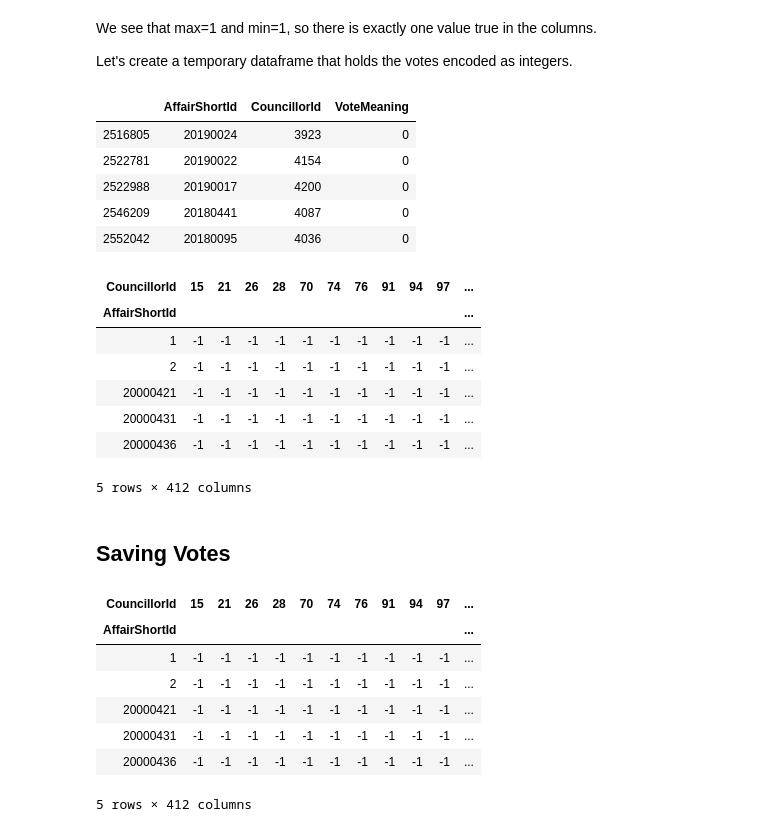
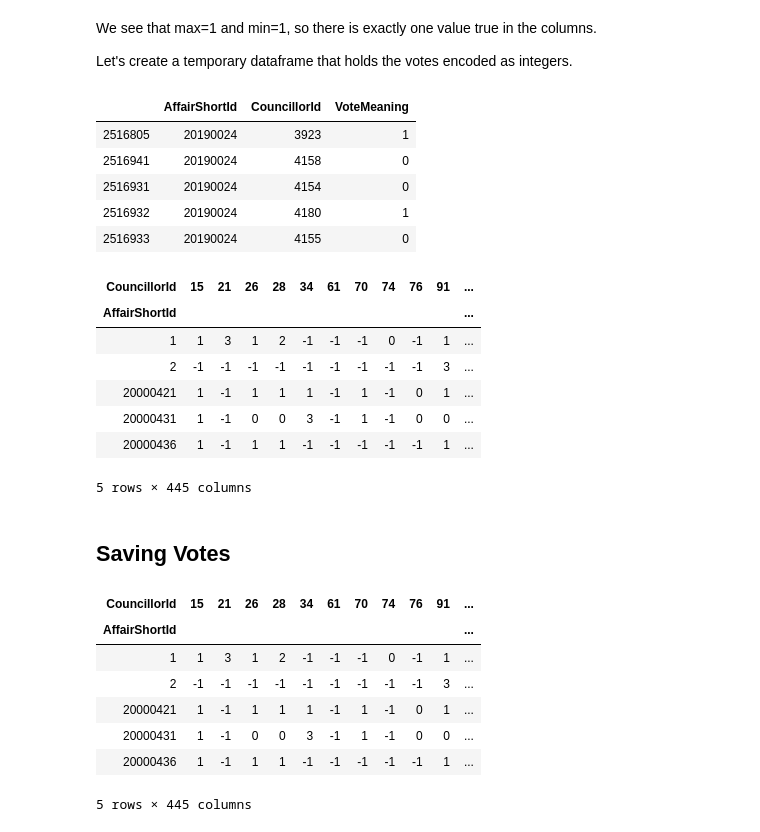
Before and after one commit to guarin/voting_behavior_analysis, a Jupyter notebook: src/data_cleaning.ipynb, the cells around one changed output. Drawn from its saved outputs; the diff is of its cells as text; code cells hidden in the pictures.

```diff
--- a/src/data_cleaning.ipynb
+++ b/src/data_cleaning.ipynb
@@ -382,14 +382,14 @@ FULL_VOTES_DTYPES = {
     'CantonName': np.str,
     'Citizenship': np.str,
     'CouncilName': np.str,
-    'CouncillorAbstain': np.uint64,
-    'CouncillorExcused': np.uint64,
+    'CouncillorAbstain': np.uint0,
+    'CouncillorExcused': np.uint0,
     'CouncillorId': np.int64,
     'CouncillorName': np.str,
-    'CouncillorNo': np.uint64,
-    'CouncillorNotParticipated': np.uint64,
-    'CouncillorPresident': np.uint64,
-    'CouncillorYes': np.uint64,
+    'CouncillorNo': np.uint0,
+    'CouncillorNotParticipated': np.uint0,
+    'CouncillorPresident': np.uint0,
+    'CouncillorYes': np.uint0,
     'DivisionText': np.str,
     'FirstName': np.str,
     'GenderAsString': np.str,
@@ -410,7 +410,6 @@ FULL_VOTES_DTYPES = {
     'VoteMeaningYes': np.str,
     'VoteRegistrationNumber': np.int64,
     'VoteSubmissionText': np.str,
-    'index': np.int64
 }
 
 FULL_VOTES_DATE_COLUMNS = ['VoteDate', 'DateJoining', 'DateLeaving', 'DateOfBirth', 'DateOfDeath']
@@ -461,23 +458,23 @@ We see that max=1 and min=1, so there is exactly one value true in the columns.
 Let's create a temporary dataframe that holds the votes encoded as integers.
 # %%
 columns = ['AffairShortId', 'CouncillorId', 'CouncillorYes', 'CouncillorNo', 'CouncillorAbstain','CouncillorNotParticipated', 'CouncillorExcused', 'CouncillorPresident']
-temp = full_votes.sort_values('VoteDate', ascending=False)[columns].drop_duplicates('AffairShortId').copy()
+temp = full_votes.sort_values('VoteDate', ascending=False)[columns].drop_duplicates(['AffairShortId', 'CouncillorId']).copy()
 temp['VoteMeaning'] = -1
-temp.loc[temp['CouncillorYes'] == 1, 'VoteMeaning'] = 0
-temp.loc[temp['CouncillorNo'] == 1, 'VoteMeaning'] = 1
+temp.loc[temp['CouncillorNo'] == 1, 'VoteMeaning'] = 0
+temp.loc[temp['CouncillorYes'] == 1, 'VoteMeaning'] = 1
 temp.loc[temp['CouncillorAbstain'] == 1, 'VoteMeaning'] = 2
 temp.loc[temp['CouncillorNotParticipated'] == 1, 'VoteMeaning'] = 3
 temp.loc[temp['CouncillorExcused'] == 1, 'VoteMeaning'] = 4
 temp.loc[temp['CouncillorPresident'] == 1, 'VoteMeaning'] = 5
 temp = temp[['AffairShortId', 'CouncillorId', 'VoteMeaning']].copy()
 temp.head()
 # %% [output]
 |  | AffairShortId | CouncillorId | VoteMeaning |
-| 2516805 | 20190024 | 3923 | 0 |
-| 2522781 | 20190022 | 4154 | 0 |
-| 2522988 | 20190017 | 4200 | 0 |
-| 2546209 | 20180441 | 4087 | 0 |
-| 2552042 | 20180095 | 4036 | 0 |
+| 2516805 | 20190024 | 3923 | 1 |
+| 2516941 | 20190024 | 4158 | 0 |
+| 2516931 | 20190024 | 4154 | 0 |
+| 2516932 | 20190024 | 4180 | 1 |
+| 2516933 | 20190024 | 4155 | 0 |
 # %%
 votes = temp.groupby(['AffairShortId', 'CouncillorId']).aggregate('first').unstack()
 votes.columns = votes.columns.get_level_values(1)
@@ -485,14 +482,14 @@ votes = votes.fillna(-1).astype(int)
 del temp
 votes.head()
 # %% [output]
-| CouncillorId | 15 | 21 | 26 | 28 | 70 | 74 | 76 | 91 | 94 | 97 | ... |
+| CouncillorId | 15 | 21 | 26 | 28 | 34 | 61 | 70 | 74 | 76 | 91 | ... |
 | AffairShortId |  |  |  |  |  |  |  |  |  |  | ... |
-| 1 | -1 | -1 | -1 | -1 | -1 | -1 | -1 | -1 | -1 | -1 | ... |
-| 2 | -1 | -1 | -1 | -1 | -1 | -1 | -1 | -1 | -1 | -1 | ... |
-| 20000421 | -1 | -1 | -1 | -1 | -1 | -1 | -1 | -1 | -1 | -1 | ... |
-| 20000431 | -1 | -1 | -1 | -1 | -1 | -1 | -1 | -1 | -1 | -1 | ... |
-| 20000436 | -1 | -1 | -1 | -1 | -1 | -1 | -1 | -1 | -1 | -1 | ... |
+| 1 | 1 | 3 | 1 | 2 | -1 | -1 | -1 | 0 | -1 | 1 | ... |
+| 2 | -1 | -1 | -1 | -1 | -1 | -1 | -1 | -1 | -1 | 3 | ... |
+| 20000421 | 1 | -1 | 1 | 1 | 1 | -1 | 1 | -1 | 0 | 1 | ... |
+| 20000431 | 1 | -1 | 0 | 0 | 3 | -1 | 1 | -1 | 0 | 0 | ... |
+| 20000436 | 1 | -1 | 1 | 1 | -1 | -1 | -1 | -1 | -1 | 1 | ... |
-5 rows × 412 columns
+5 rows × 445 columns
 # %% [markdown]
 ## Saving Votes
 # %%
@@ -500,11 +497,11 @@ votes.to_csv(GENERATED_FOLDER + 'votes.csv.gz')
 # %%
 votes.head()
 # %% [output]
-| CouncillorId | 15 | 21 | 26 | 28 | 70 | 74 | 76 | 91 | 94 | 97 | ... |
+| CouncillorId | 15 | 21 | 26 | 28 | 34 | 61 | 70 | 74 | 76 | 91 | ... |
 | AffairShortId |  |  |  |  |  |  |  |  |  |  | ... |
-| 1 | -1 | -1 | -1 | -1 | -1 | -1 | -1 | -1 | -1 | -1 | ... |
-| 2 | -1 | -1 | -1 | -1 | -1 | -1 | -1 | -1 | -1 | -1 | ... |
-| 20000421 | -1 | -1 | -1 | -1 | -1 | -1 | -1 | -1 | -1 | -1 | ... |
-| 20000431 | -1 | -1 | -1 | -1 | -1 | -1 | -1 | -1 | -1 | -1 | ... |
-| 20000436 | -1 | -1 | -1 | -1 | -1 | -1 | -1 | -1 | -1 | -1 | ... |
+| 1 | 1 | 3 | 1 | 2 | -1 | -1 | -1 | 0 | -1 | 1 | ... |
+| 2 | -1 | -1 | -1 | -1 | -1 | -1 | -1 | -1 | -1 | 3 | ... |
+| 20000421 | 1 | -1 | 1 | 1 | 1 | -1 | 1 | -1 | 0 | 1 | ... |
+| 20000431 | 1 | -1 | 0 | 0 | 3 | -1 | 1 | -1 | 0 | 0 | ... |
+| 20000436 | 1 | -1 | 1 | 1 | -1 | -1 | -1 | -1 | -1 | 1 | ... |
-5 rows × 412 columns
+5 rows × 445 columns
```
Also changed, not shown: parts of 16 cells of this notebook, 1 other file.
